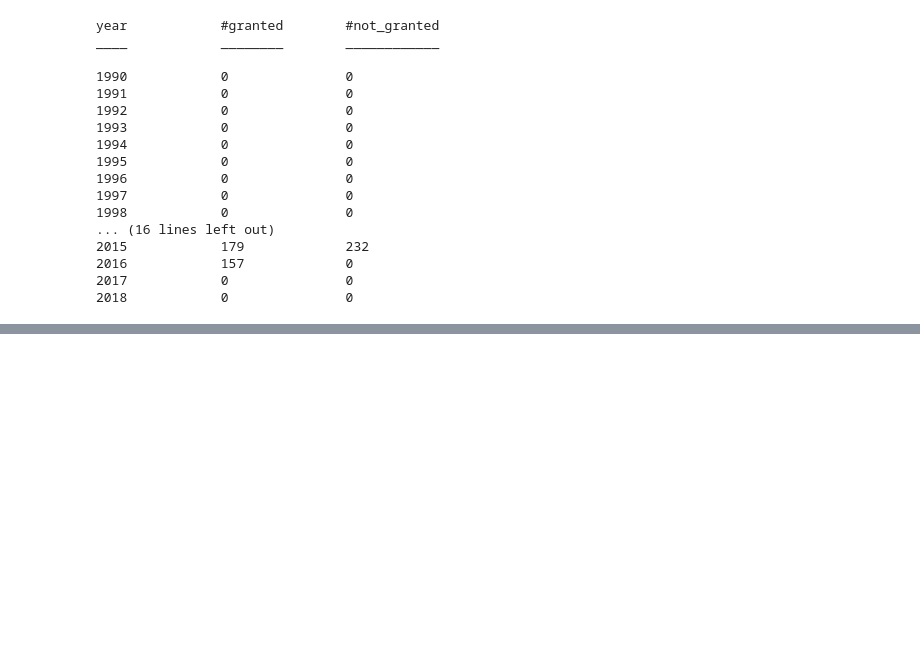
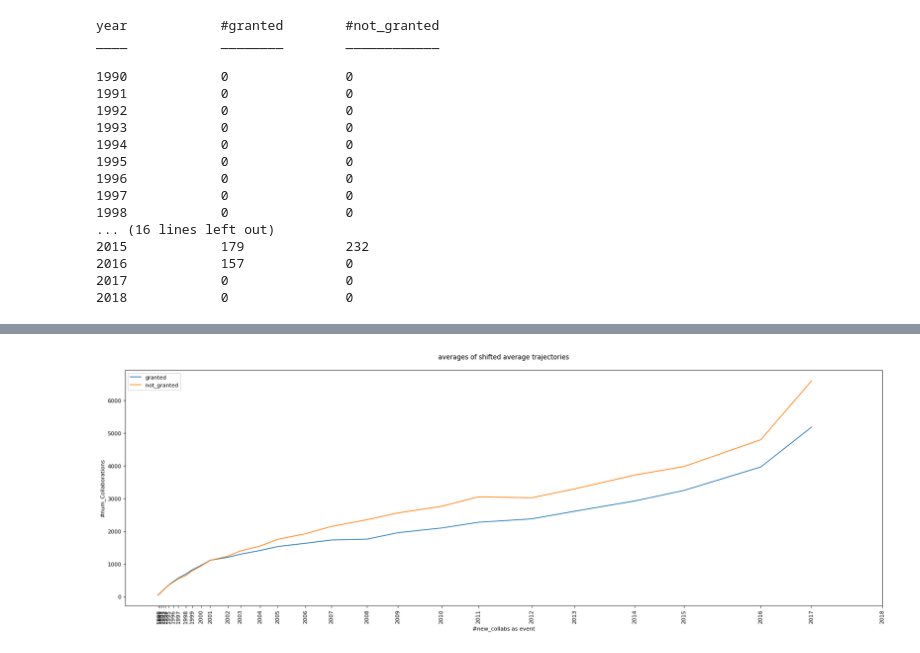
Before and after one commit to LeonardoSer/INRIA_Internship, a Jupyter notebook: 15.ipynb, the cells around one changed output, grey strips where cells are left out. Saved outputs shown, nothing was run; the diff lists cells and outputs as text; code cells hidden in the pictures; blank space fills up the shorter version.

```diff
--- a/15.ipynb
+++ b/15.ipynb
@@ -172,0 +345,16 @@ for start_y in YEARS:
+# %%
+# plot the average of the shifted average trajectories both for granted and not
+plt.figure(figsize=(25, 8), dpi=80)
+plt.title("averages of shifted average trajectories\n", fontdict = {'fontsize' : 12})
+plt.xlabel("#new_collabs as event")
+plt.ylabel("#num_Collaborations")
+plt.xticks(rotation='vertical')
+
+plt.plot(SHIFTED_X, shift_granted_avg, label="granted")
+plt.plot(SHIFTED_X, shift_not_granted_avg, label="not_granted")
+
+plt.legend(loc='upper left')
+plt.xticks(EVENTS, YEARS)
+plt.show()
+# %% [output]
+[figure, added]
```
Also changed, not shown: parts of 11 cells of this notebook, 8 other files.
